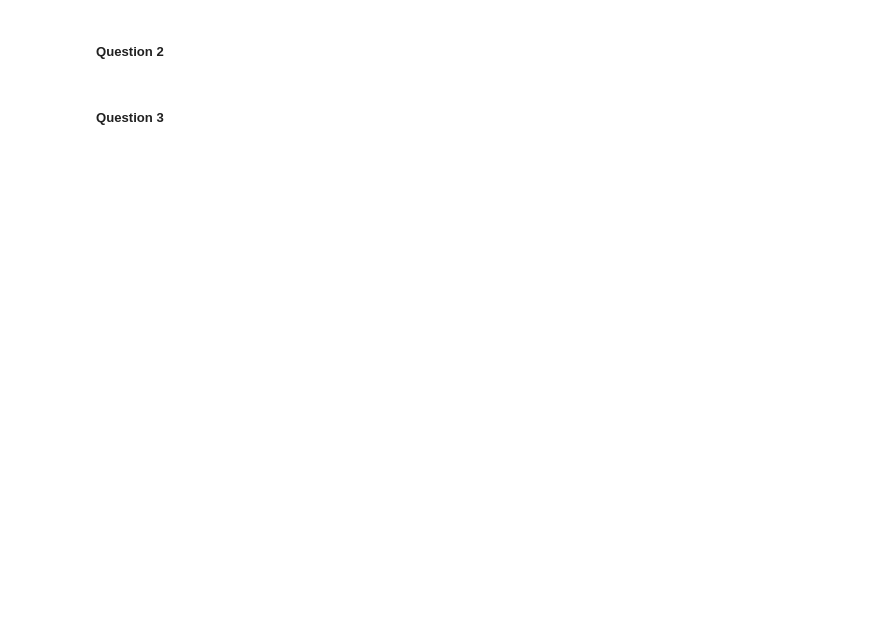
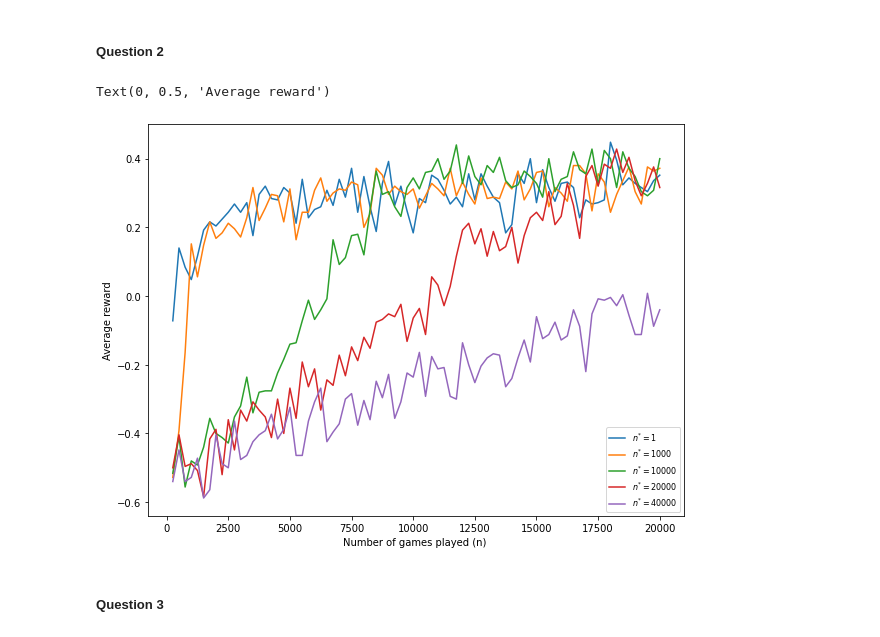
Before and after one commit to hbenedek/tic-tac-toe, a Jupyter notebook: main.ipynb, the cells around one changed output. Saved outputs shown, nothing was run; the diff lists cells and outputs as text; code cells hidden in the pictures; blank space fills up the shorter version.

```diff
--- a/main.ipynb
+++ b/main.ipynb
@@ -29,4 +50,24 @@ from tic_env import *
 # %% [markdown]
 ##### Question 2 <a class="anchor" id="chapterq2"></a>
+# %%
+agents = [QPlayer(explore=True, n_star=1), QPlayer(explore=True, n_star=1000), QPlayer(explore=True, n_star=10000) ,QPlayer(explore=True, n_star=20000), QPlayer(explore=True, n_star=40000)]
+agent2 = OptimalPlayer(epsilon=0.5)
+env = TictactoeEnv()
+
+average_reward_Q2 = np.zeros((80,len(agents)))
+for i, agent in enumerate(agents):
+    history, metric = simulate(agent, agent2, N=20000)
+    average_reward_Q2[:, i] = np.mean(np.array(history).reshape(80,250), axis=1)
+# %%
+plt.figure(figsize = (9.6,7.2))
+n_star_list = [1, 1000, 10000, 20000, 40000]
+for i, n_star in enumerate(n_star_list):
+    plt.plot(np.arange(1,80+1)*250,average_reward_Q2[:,i], label = r"$n^{{*}} = {}$".format(n_star))
+plt.legend(loc = "lower right", ncol = 1, prop={'size': 8})
+plt.xlabel("Number of games played")
+plt.ylabel(r"Average reward")
+# %% [output]
+Text(0, 0.5, 'Average reward')
+[figure, added]
 # %% [markdown]
 ##### Question 3 <a class="anchor" id="chapterq3"></a>
```
Also changed, not shown: parts of 15 cells of this notebook.
